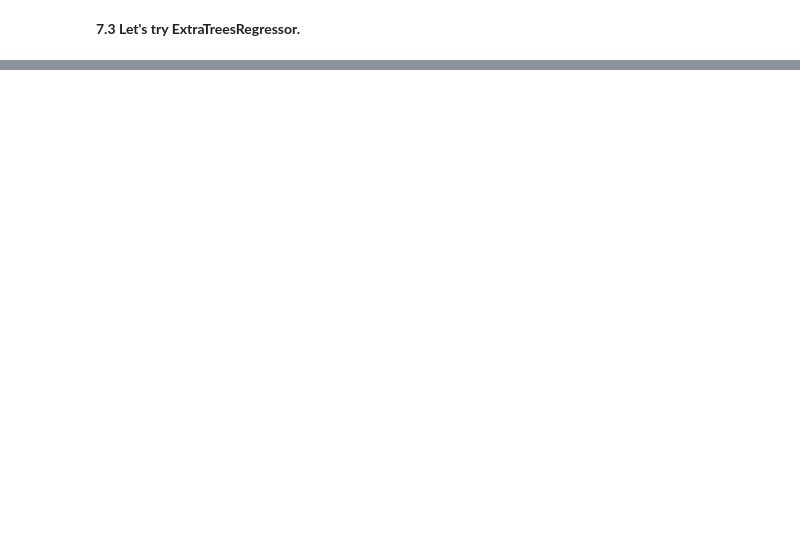
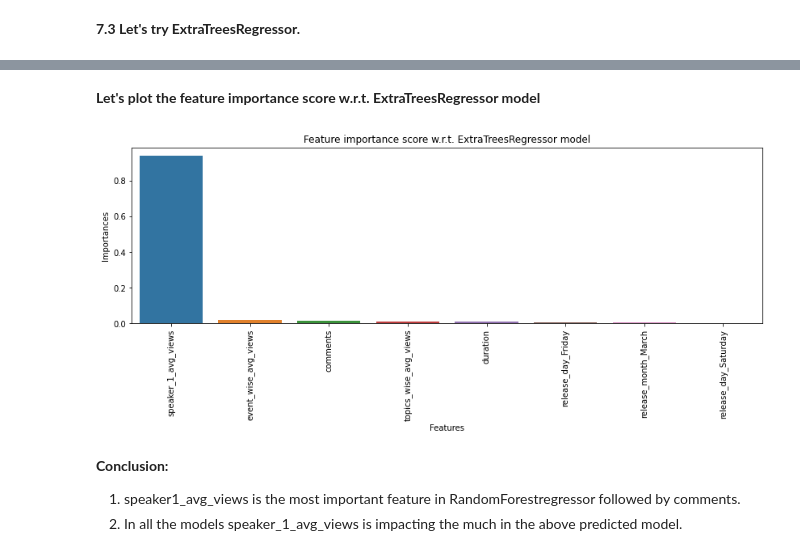
Before and after one commit to Pgupta1996/Ted_Talk_views_Prediction, a Jupyter notebook: Ted_Talk_views_Prediction.ipynb, the cells around one changed output, grey strips where cells are left out. Drawn from its saved outputs; the diff is of its cells as text; code cells hidden in the pictures; blank space fills up the shorter version.

```diff
--- a/Ted_Talk_views_Prediction.ipynb
+++ b/Ted_Talk_views_Prediction.ipynb
@@ -1253,0 +1316,19 @@ Fitting 5 folds for each of 10 candidates, totalling 50 fits
+# %% [markdown]
+**Let's plot the feature importance score w.r.t. ExtraTreesRegressor model**
+# %%
+importances = pd.DataFrame({'Features': X.columns,
+                                'Importances': et.feature_importances_})
+
+importances.sort_values(by=['Importances'], axis='index', ascending=False, inplace=True)
+fig = plt.figure(figsize=(14, 4))
+sns.barplot(x='Features', y='Importances', data=importances)
+plt.xticks(rotation='vertical')
+plt.title('Feature importance score w.r.t. ExtraTreesRegressor model')
+plt.show()
+# %% [output]
+[figure, added]
+# %% [markdown]
+**Conclusion:**
+
+1. speaker1_avg_views is the most important feature in RandomForestregressor followed by comments.
+2. In all the models speaker_1_avg_views is impacting the much in the above predicted model.
```
Also changed, not shown: parts of 23 cells of this notebook.
